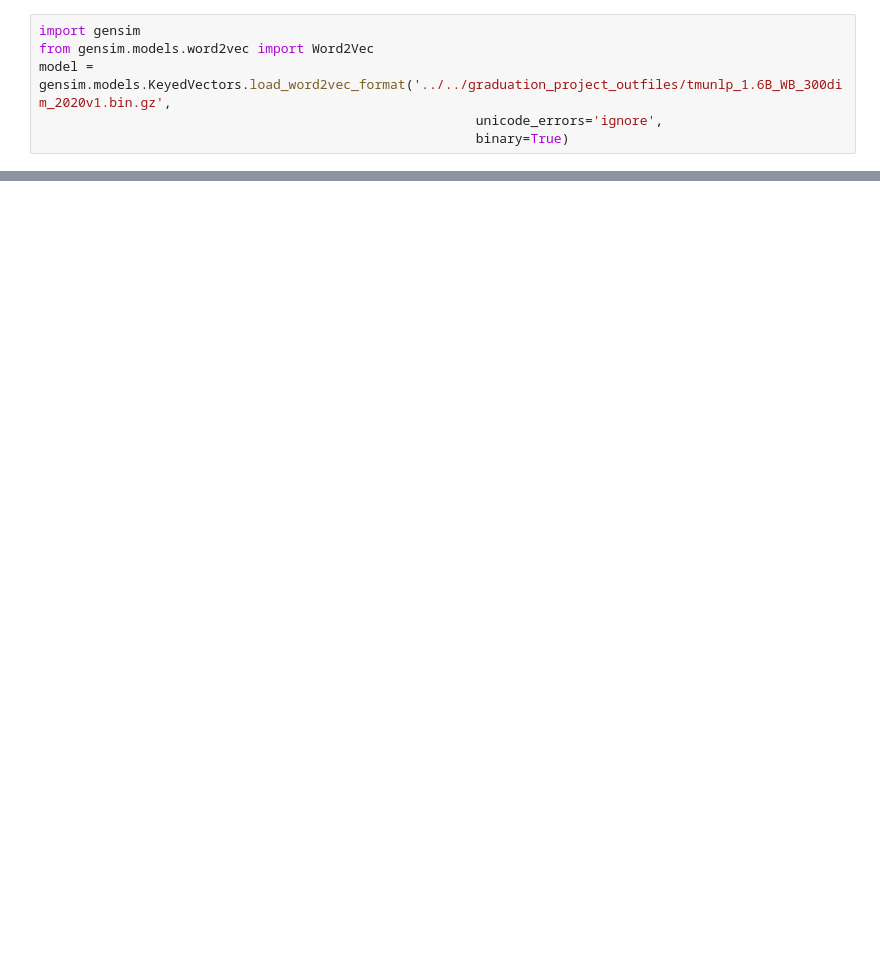
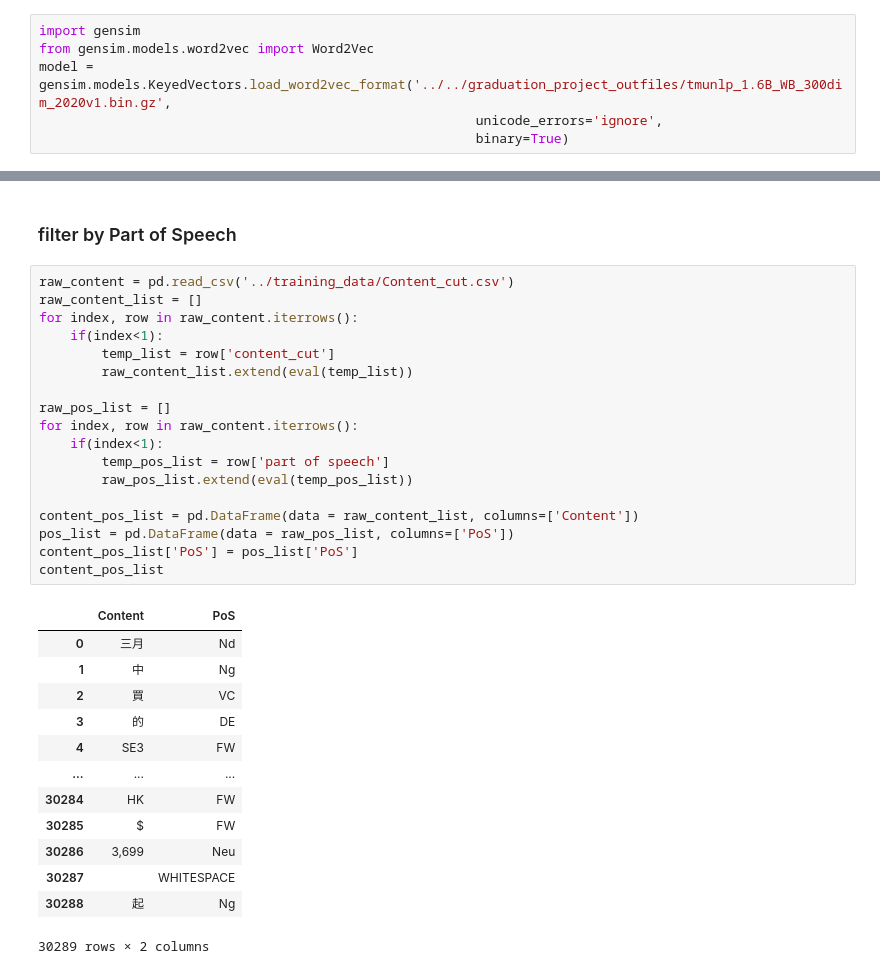
Before and after one commit to JimSu-TW/graduation_project, a Jupyter notebook: testing/word2vec.ipynb, the cells around one changed output, grey strips where cells are left out. Drawn from its saved outputs; the diff is of its cells as text; blank space fills up the shorter version.

Commit message:
updated "word2vec.ipynb" ( adding filter by Part of Speech )

```diff
--- a/testing/word2vec.ipynb
+++ b/testing/word2vec.ipynb
@@ -111,0 +116,34 @@ with pd.option_context('display.max_rows', None, 'display.max_columns', None):
+# %% [markdown]
+### filter by Part of Speech
+# %%
+raw_content = pd.read_csv('../training_data/Content_cut.csv')
+raw_content_list = []
+for index, row in raw_content.iterrows():
+    if(index<1):
+        temp_list = row['content_cut']
+        raw_content_list.extend(eval(temp_list))
+
+raw_pos_list = []
+for index, row in raw_content.iterrows():
+    if(index<1):
+        temp_pos_list = row['part of speech']
+        raw_pos_list.extend(eval(temp_pos_list))
+
+content_pos_list = pd.DataFrame(data = raw_content_list, columns=['Content'])
+pos_list = pd.DataFrame(data = raw_pos_list, columns=['PoS'])
+content_pos_list['PoS'] = pos_list['PoS']
+content_pos_list
+# %% [output]
+|  | Content | PoS |
+| 0 | 三月 | Nd |
+| 1 | 中 | Ng |
+| 2 | 買 | VC |
+| 3 | 的 | DE |
+| 4 | SE3 | FW |
+| ... | ... | ... |
+| 30284 | HK | FW |
+| 30285 | $ | FW |
+| 30286 | 3,699 | Neu |
+| 30287 |  | WHITESPACE |
+| 30288 | 起 | Ng |
+30289 rows × 2 columns
```
Also changed, not shown: parts of 5 cells of this notebook.
